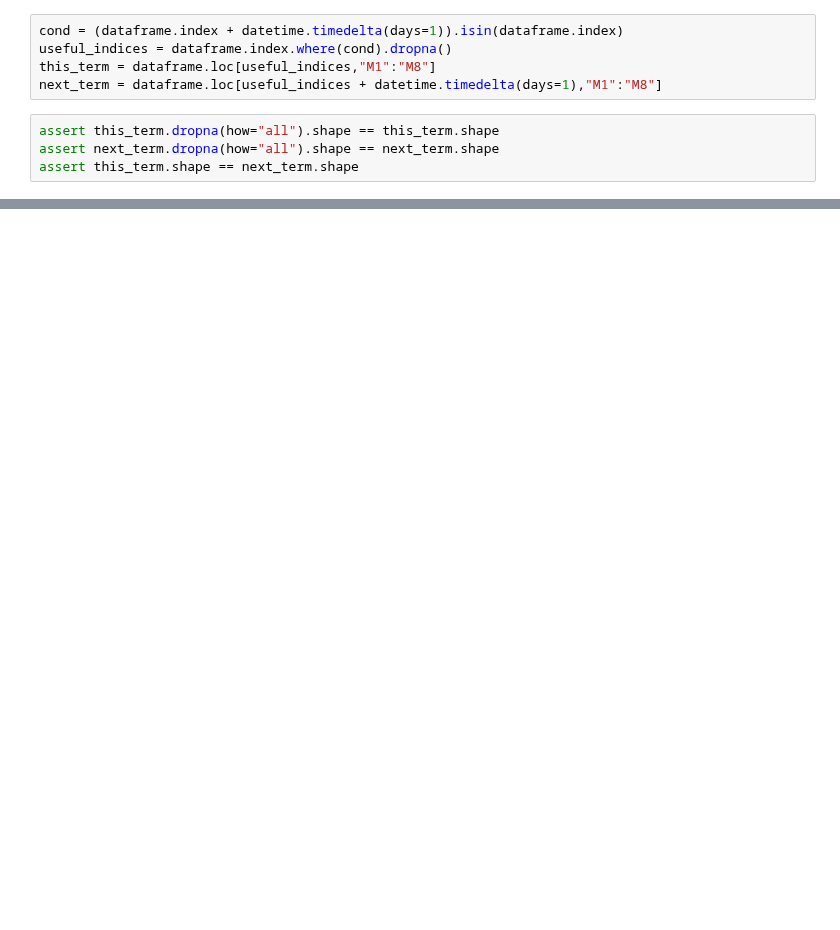
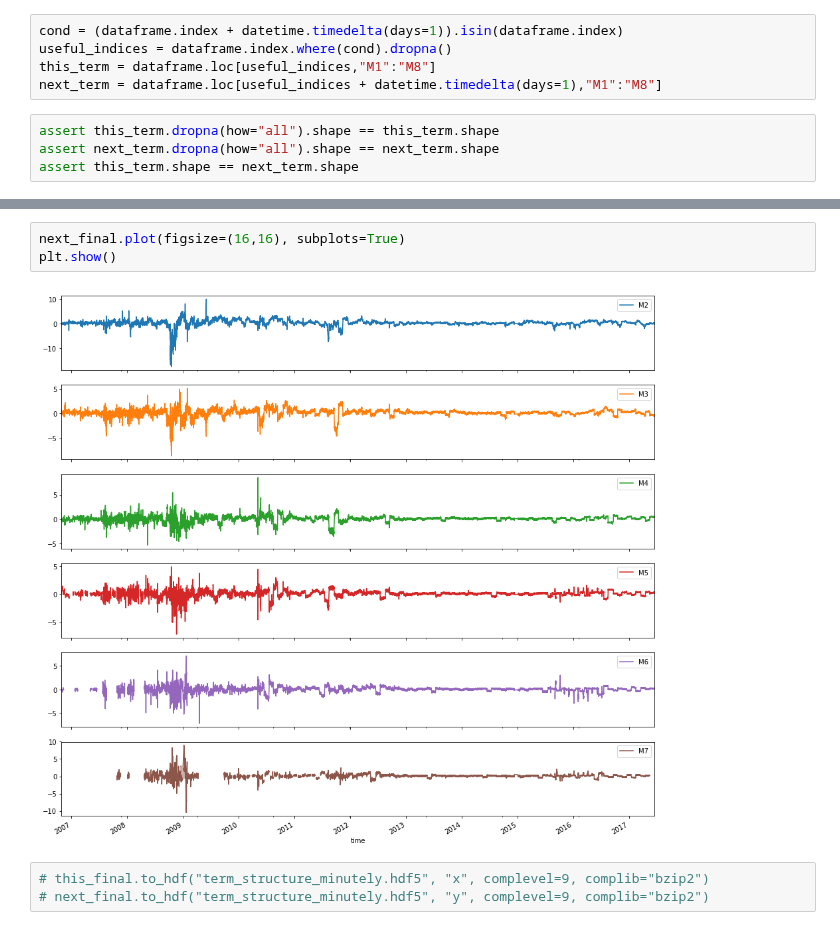
Before and after one commit to leyhline/vix-term-structure, a Jupyter notebook: overview-minutely.ipynb, the cells around one changed output, grey strips where cells are left out. Saved outputs shown, nothing was run; the diff lists cells and outputs as text; blank space fills up the shorter version.

Commit message:
Save preprocessed minutely data to compressed binary format

```diff
--- a/overview-minutely.ipynb
+++ b/overview-minutely.ipynb
@@ -73,0 +88,8 @@ np.nanmean(np.square(next_term.values - this_term.values))
+# %%
+next_final.plot(figsize=(16,16), subplots=True)
+plt.show()
+# %% [output]
+[figure, added]
+# %%
+# this_final.to_hdf("term_structure_minutely.hdf5", "x", complevel=9, complib="bzip2")
+# next_final.to_hdf("term_structure_minutely.hdf5", "y", complevel=9, complib="bzip2")
```
Also changed, not shown: parts of 9 cells of this notebook, 1 other file.
